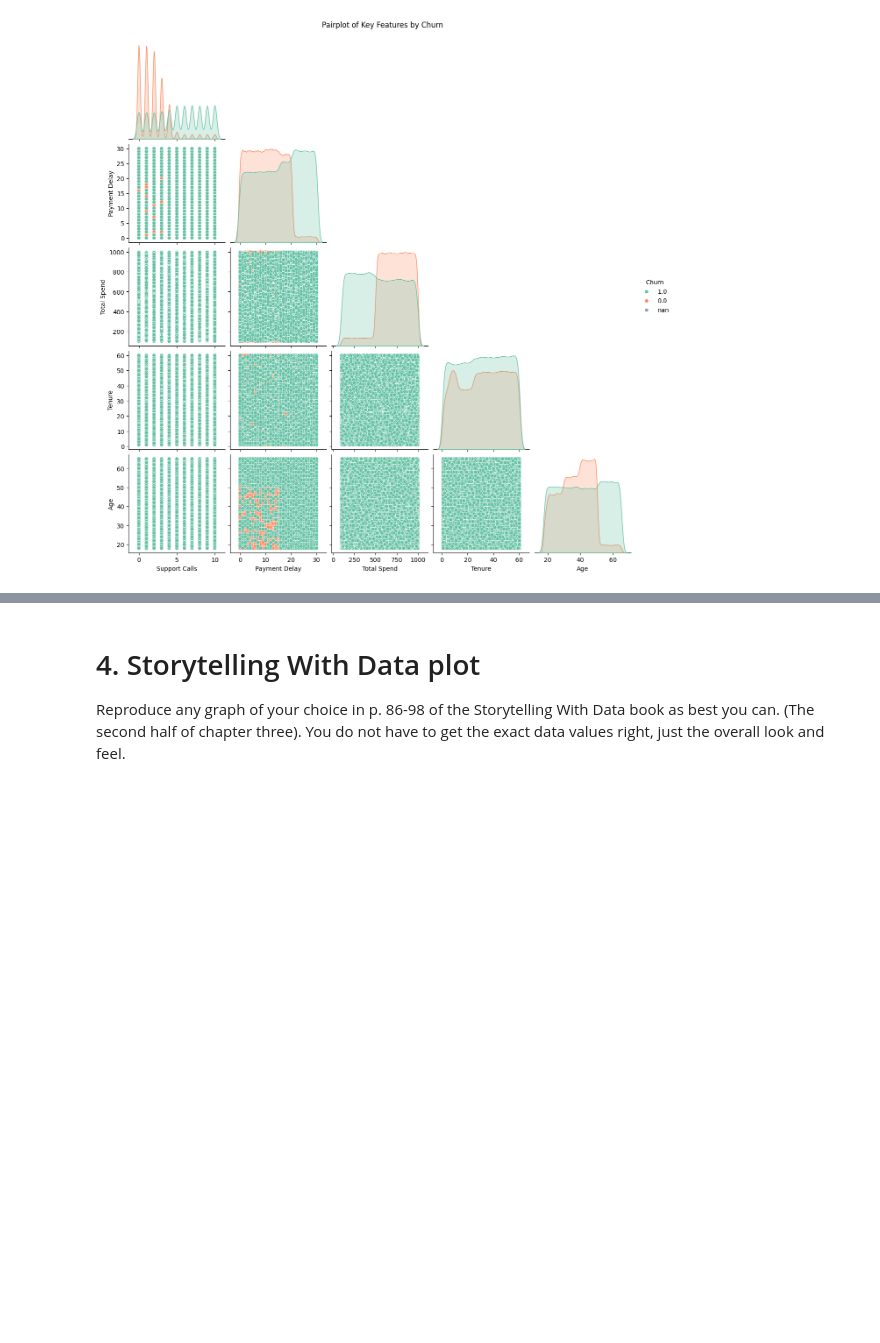
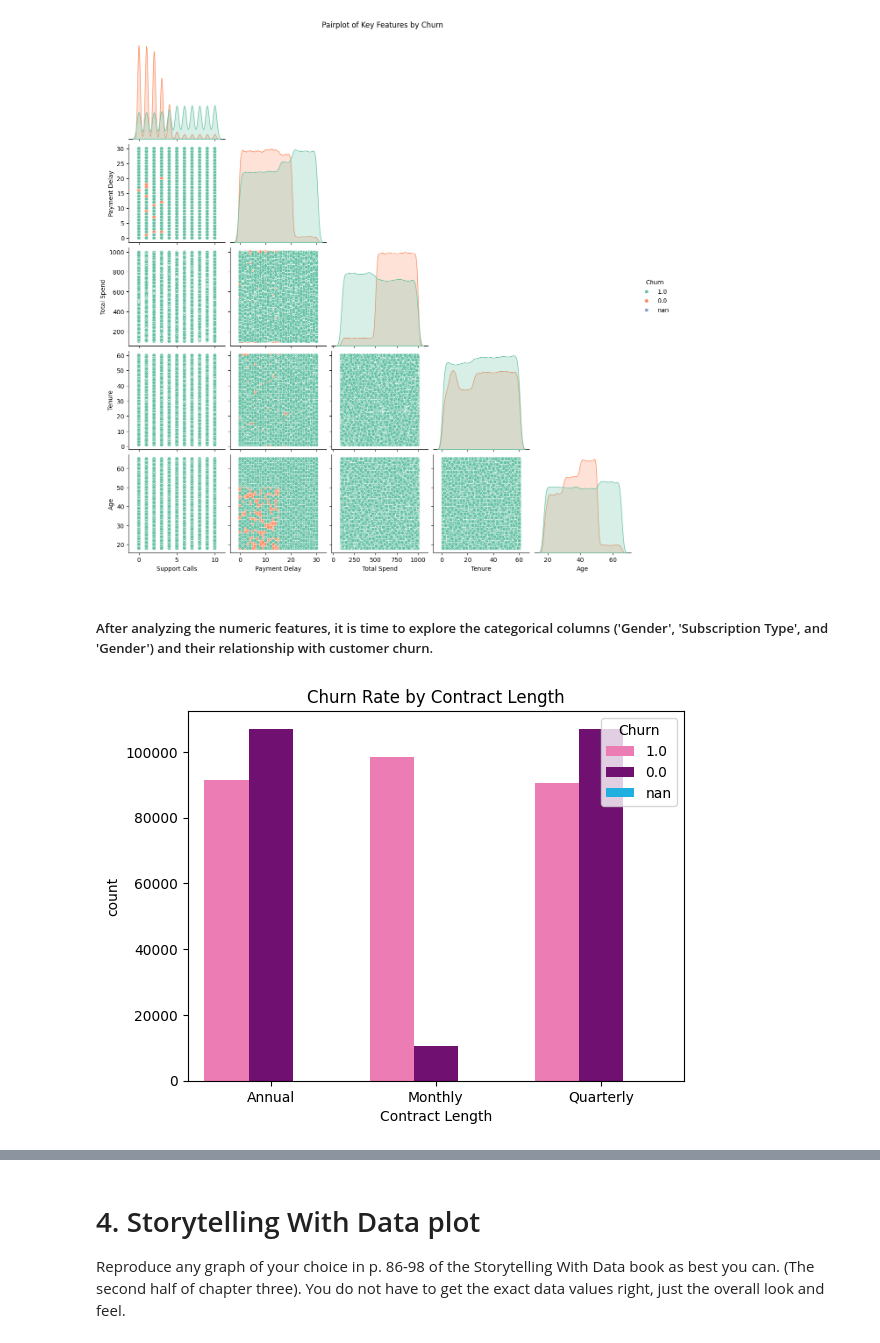
Before and after one commit to paumar2/DX699-MODB2, a Jupyter notebook: Week6.ipynb, the cells around one changed output, grey strips where cells are left out. Cells and saved outputs as stored; diff of their text form; code cells hidden in the pictures; blank space fills up the shorter version.

```diff
--- a/Week6.ipynb
+++ b/Week6.ipynb
@@ -149,3 +142,13 @@ plt.suptitle('Pairplot of Key Features by Churn', y=1.02)
 plt.show()
 # %% [output]
 [figure]
+# %% [markdown]
+##### After analyzing the numeric features, it is time to explore the categorical columns ('Gender', 'Subscription Type', and 'Gender') and their relationship with customer churn.
+# %%
+#churn by contract length
+colors = ['hotpink', 'purple', 'deepskyblue'] #custom color palette for churn
+sns.countplot(data=customer_churn, x='Contract Length', hue='Churn', palette=colors)
+plt.title('Churn Rate by Contract Length')
+plt.show()
+# %% [output]
+[figure, added]
```
Also changed, not shown: parts of 7 cells of this notebook.
